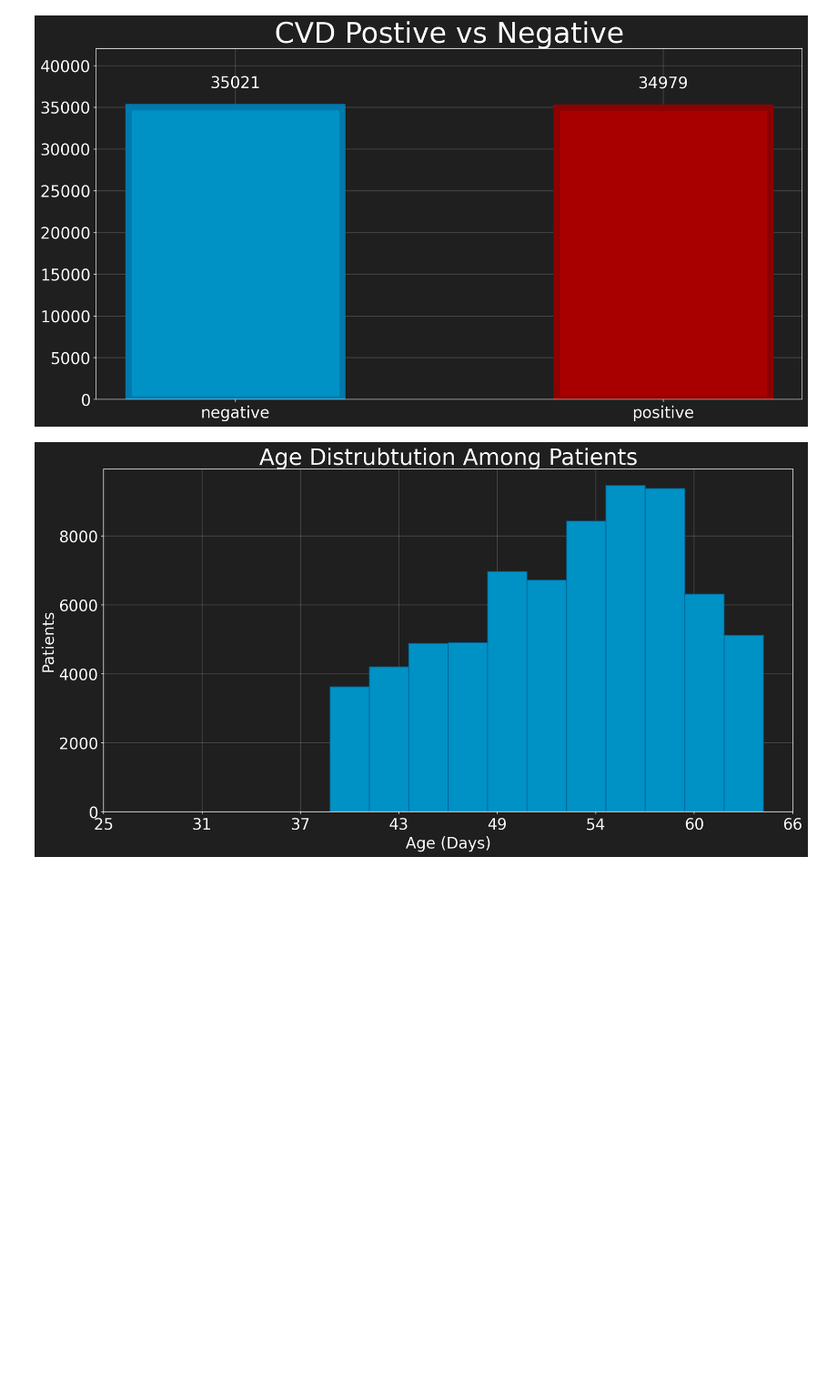
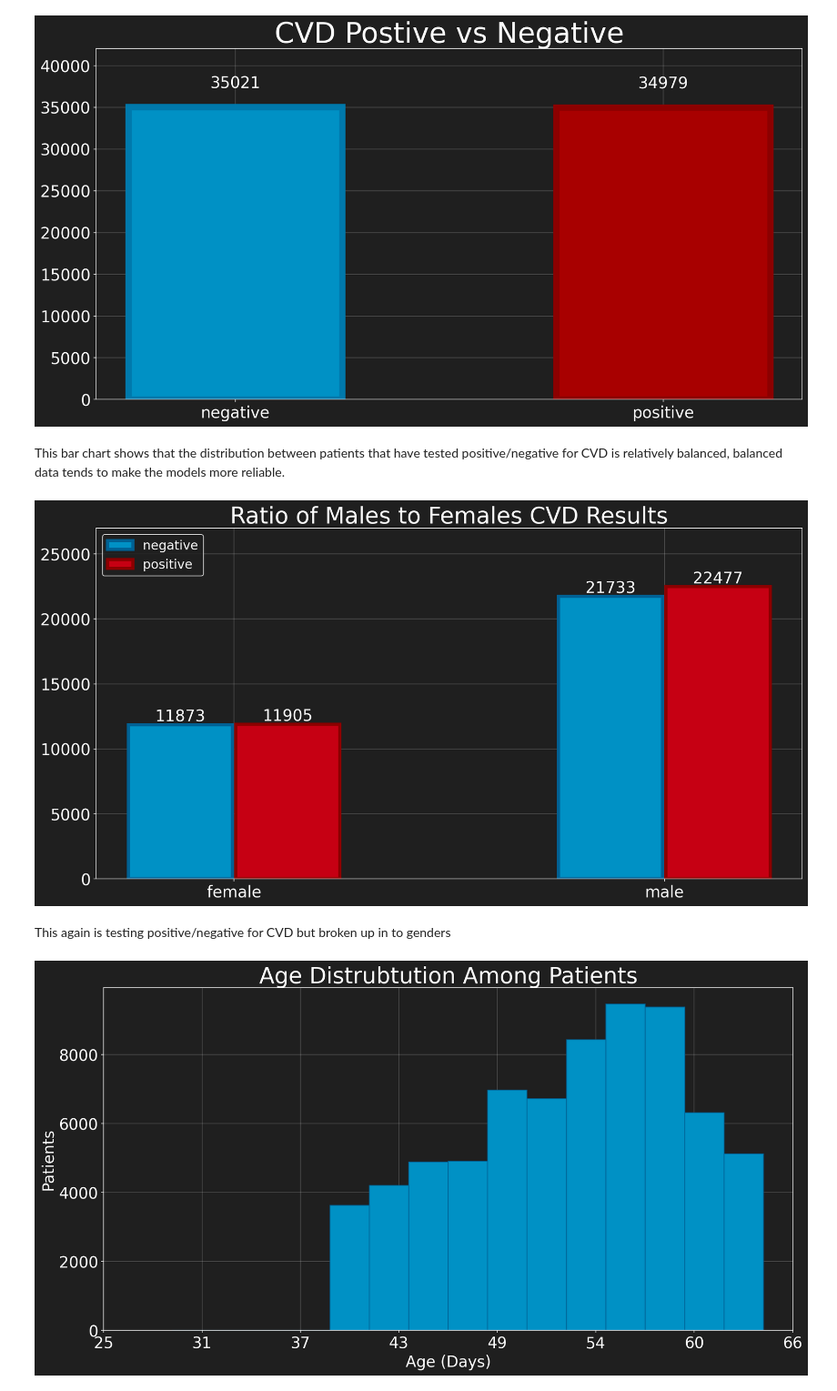
Before and after one commit to Adam-Teo-Portfolio/Cardiovascular-Disease, a Jupyter notebook: main.ipynb, the cells around one changed output. Shown: that part at 91% size. Drawn from its saved outputs; the diff is of its cells as text; code cells hidden in the pictures; blank space fills up the shorter version.

```diff
--- a/main.ipynb
+++ b/main.ipynb
@@ -18,6 +18,14 @@ for key, val in style_sheet.items(): plt.rcParams[key]=val
 eda.plot_cvd(df, plt, cpa)
 # %% [output]
 [figure]
+# %% [markdown]
+This bar chart shows that the distribution between patients that have tested positive/negative for CVD is relatively balanced, balanced data tends to make the models more reliable.
+# %%
+eda.plot_gender(df, plt, cpa)
+# %% [output]
+[figure, added]
+# %% [markdown]
+This again is testing positive/negative for CVD but broken up in to genders
 # %%
 eda.plot_age(df, plt, cpa)
 # %% [output]
```
Also changed, not shown: parts of 9 cells of this notebook, 1 other file.
